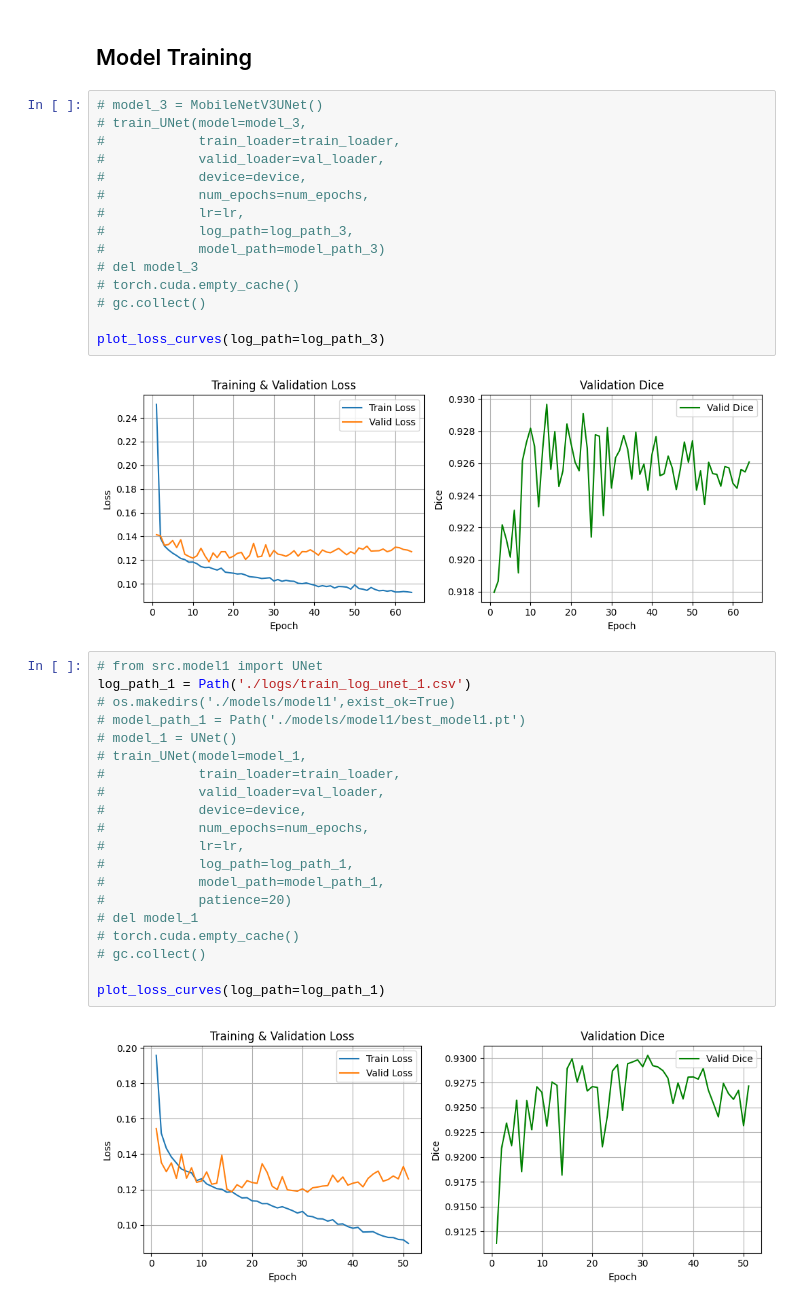
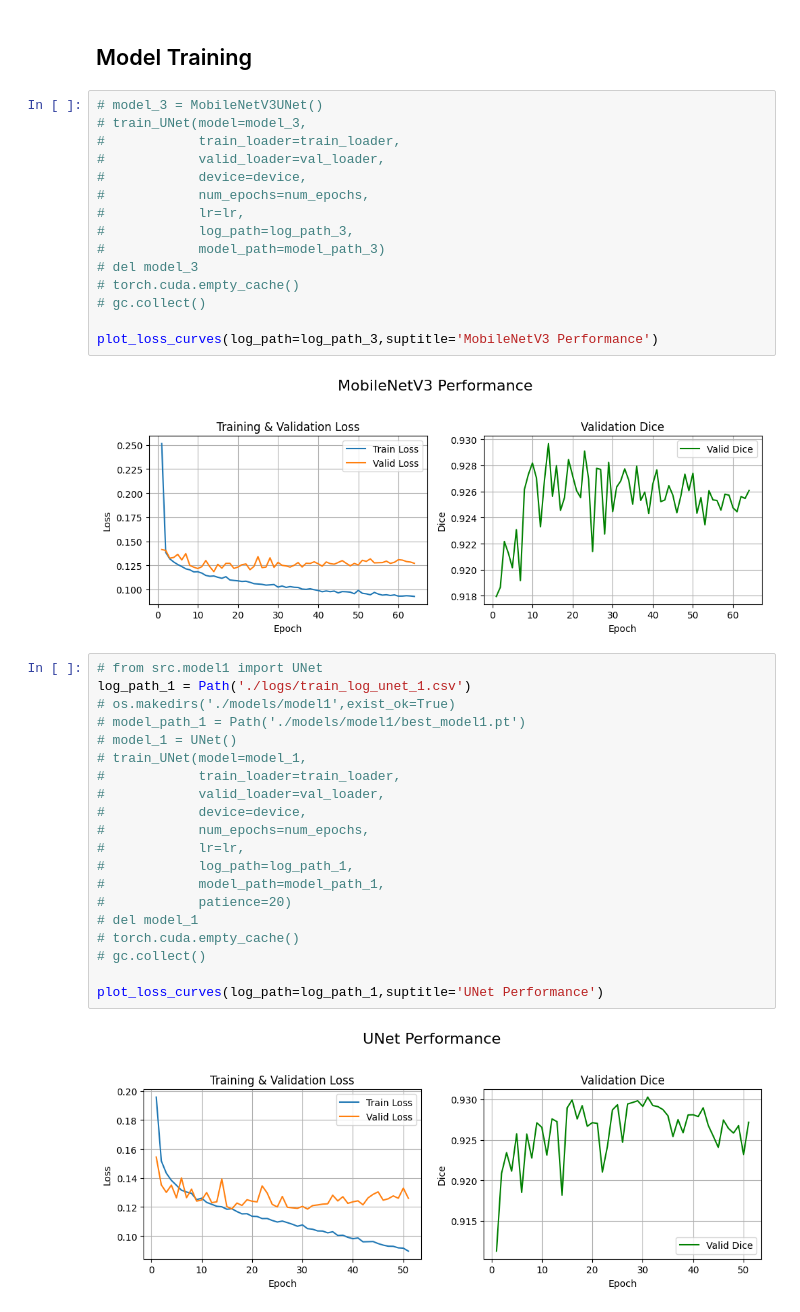
Before and after one commit to harshalchalke31/echoframe_capstone, a Jupyter notebook: main.ipynb, the cells around one changed output. Drawn from its saved outputs; the diff is of its cells as text.

```diff
--- a/main.ipynb
+++ b/main.ipynb
@@ -108,31 +110,31 @@ val_loader = DataLoader(val_dataset,batch_size=16)
 # torch.cuda.empty_cache()
 # gc.collect()
 
-plot_loss_curves(log_path=log_path_3)
+plot_loss_curves(log_path=log_path_3,suptitle='MobileNetV3 Performance')
 # %% [output]
-[figure, old version]
+[figure, new version]
 # %%
 # from src.model1 import UNet
 log_path_1 = Path('./logs/train_log_unet_1.csv')
 # os.makedirs('./models/model1',exist_ok=True)
 # model_path_1 = Path('./models/model1/best_model1.pt')
 # model_1 = UNet()
 # train_UNet(model=model_1,
 #            train_loader=train_loader,
 #            valid_loader=val_loader,
 #            device=device,
 #            num_epochs=num_epochs,
 #            lr=lr,
 #            log_path=log_path_1,
 #            model_path=model_path_1,
 #            patience=20)
 # del model_1
 # torch.cuda.empty_cache()
 # gc.collect()
 
-plot_loss_curves(log_path=log_path_1)
+plot_loss_curves(log_path=log_path_1,suptitle='UNet Performance')
 # %% [output]
-[figure, old version]
+[figure, new version]
 # %%
 # from src.model6 import PretrainedUNETR
 log_path_6 = Path('./logs/train_log_unetr_1.csv')
```
Also changed, not shown: parts of 3 cells of this notebook, 11 other files.
